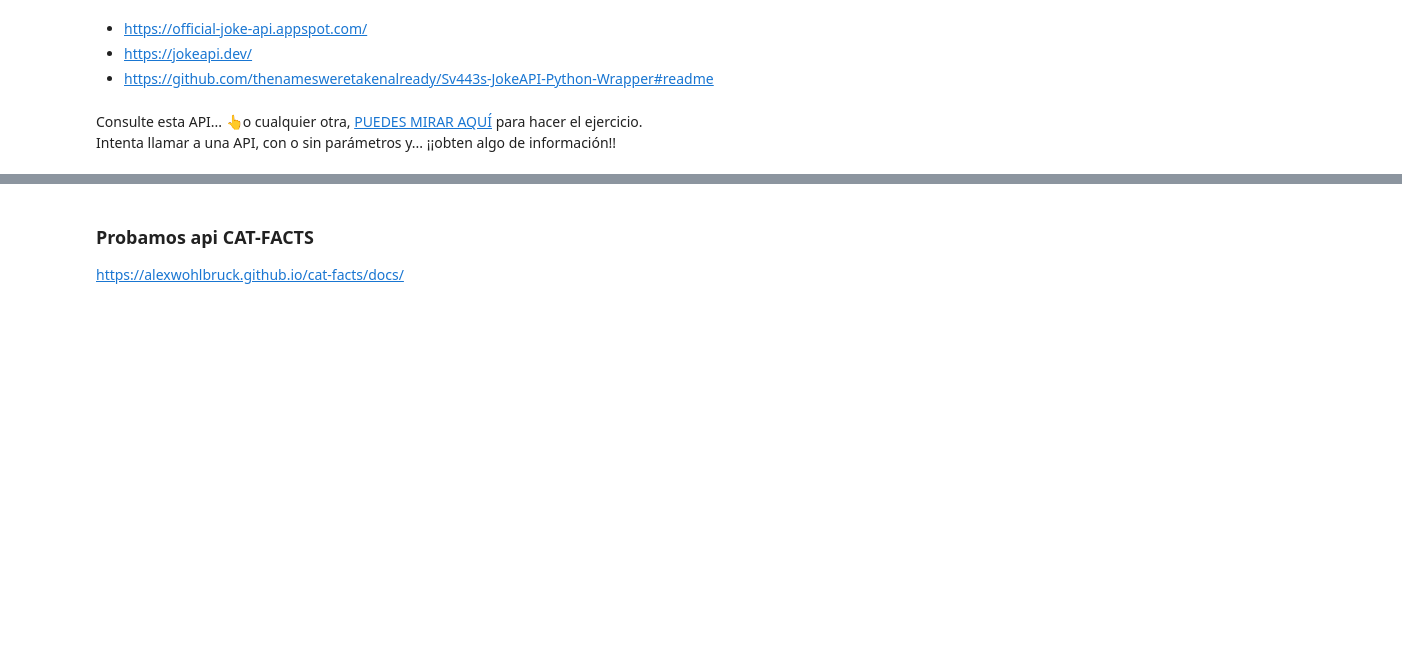
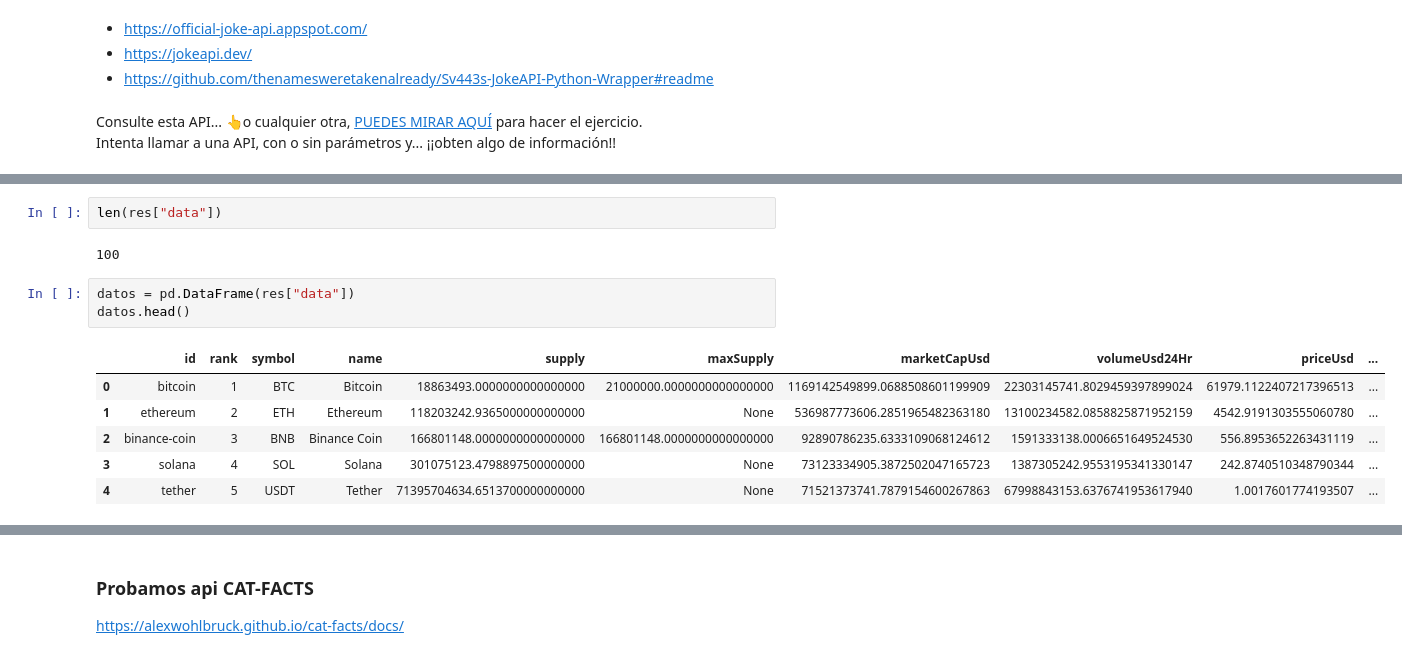
Before and after one commit to Ironhack-Data-Madrid-Octubre-2021/apuntes_clase, a Jupyter notebook: semana_03/03-apis.ipynb, the cells around one changed output, grey strips where cells are left out. Saved outputs shown, nothing was run; the diff lists cells and outputs as text; blank space fills up the shorter version.

```diff
--- a/semana_03/03-apis.ipynb
+++ b/semana_03/03-apis.ipynb
@@ -417,0 +483,14 @@ Intenta llamar a una API, con o sin parámetros y... ¡¡obten algo de informaci
+# %%
+len(res["data"])
+# %% [output]
+100
+# %%
+datos = pd.DataFrame(res["data"])
+datos.head()
+# %% [output]
+|  | id | rank | symbol | name | supply | maxSupply | marketCapUsd | volumeUsd24Hr | priceUsd | ... |
+| 0 | bitcoin | 1 | BTC | Bitcoin | 18863493.0000000000000000 | 21000000.0000000000000000 | 1169142549899.0688508601199909 | 22303145741.8029459397899024 | 61979.1122407217396513 | ... |
+| 1 | ethereum | 2 | ETH | Ethereum | 118203242.9365000000000000 | None | 536987773606.2851965482363180 | 13100234582.0858825871952159 | 4542.9191303555060780 | ... |
+| 2 | binance-coin | 3 | BNB | Binance Coin | 166801148.0000000000000000 | 166801148.0000000000000000 | 92890786235.6333109068124612 | 1591333138.0006651649524530 | 556.8953652263431119 | ... |
+| 3 | solana | 4 | SOL | Solana | 301075123.4798897500000000 | None | 73123334905.3872502047165723 | 1387305242.9553195341330147 | 242.8740510348790344 | ... |
+| 4 | tether | 5 | USDT | Tether | 71395704634.6513700000000000 | None | 71521373741.7879154600267863 | 67998843153.6376741953617940 | 1.0017601774193507 | ... |
```
Also changed, not shown: parts of 81 cells of this notebook.
